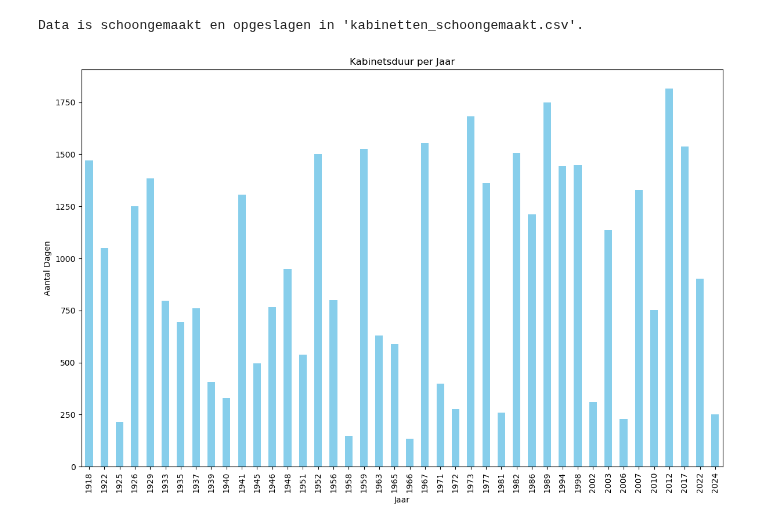
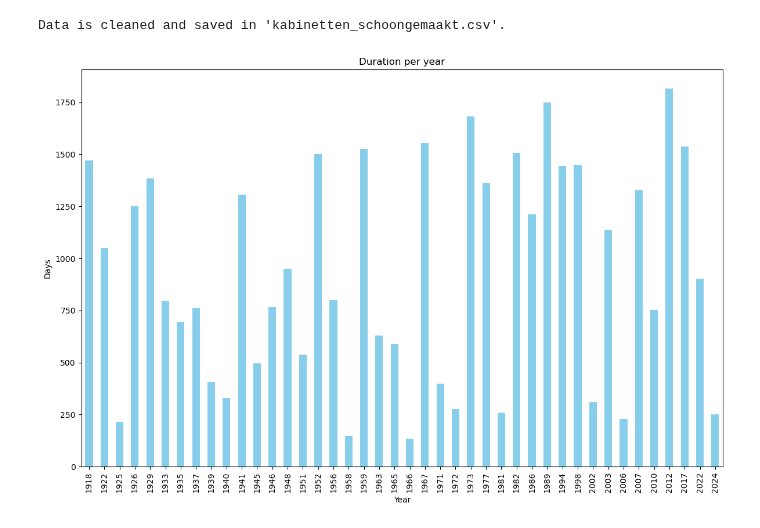
Before and after one commit to merijnvervoorn/coalitie-voorspeller, a Jupyter notebook: data/cabinets/historical-cabinets.ipynb, the cells around one changed output. Drawn from its saved outputs; the diff is of its cells as text; code cells hidden in the pictures.

```diff
--- a/data/cabinets/historical-cabinets.ipynb
+++ b/data/cabinets/historical-cabinets.ipynb
@@ -2,10 +2,10 @@
 import pandas as pd
 import re
 
-# Data inlezen
+# Load data
 df_kabinetten = pd.read_csv('kabinetten.csv')
 
-# Functie om Nederlandse datums naar een standaard formaat te converteren
+# Dutch dates to a standardised format
 
 def parse_nl_date(date_str):
     try:
@@ -22,40 +22,39 @@ def parse_nl_date(date_str):
     except:
         return pd.NaT
 
-# Converteer datums naar datetime
+# Convert dates to datetime
 df_kabinetten['Aantreden'] = df_kabinetten['Aantreden'].apply(parse_nl_date)
 df_kabinetten['Verkiezing'] = df_kabinetten['Verkiezing'].apply(parse_nl_date)
 df_kabinetten['Aftreden'] = df_kabinetten['Aftreden'].apply(parse_nl_date)
 
-
-# Filter data vanaf 1918
+# Only from 1918 onwards, as that is when the Dutch constitution was changed
 df_kabinetten = df_kabinetten[df_kabinetten['Aantreden'].dt.year >= 1918]
 
-# Data opschonen
+# Cleaned data
 df_kabinetten.to_csv('kabinetten_schoongemaakt.csv', index=False)
 
-print("Data is schoongemaakt en opgeslagen in 'kabinetten_schoongemaakt.csv'.")
+print("Data is cleaned and saved in 'kabinetten_schoongemaakt.csv'.")
 # %% [output]
-Data is schoongemaakt en opgeslagen in 'kabinetten_schoongemaakt.csv'.
+Data is cleaned and saved in 'kabinetten_schoongemaakt.csv'.
 # %%
 import matplotlib.pyplot as plt
 
-# Data inlezen
+# Load data
 df_kabinetten = pd.read_csv('kabinetten_schoongemaakt.csv')
 
-# Kabinetsduur analyseren
+# analyse cabinet length
 df_kabinets_duur = df_kabinetten.groupby(df_kabinetten['Aantreden'].str[:4].astype(int))['Dagen'].sum()
 
-# Trends in kabinetsduur visualiseren
+# Trends in cabinet length
 plt.figure(figsize=(12, 8))
 df_kabinets_duur.plot(kind='bar', color='skyblue')
-plt.ylabel('Aantal Dagen')
-plt.xlabel('Jaar')
-plt.title('Kabinetsduur per Jaar')
+plt.ylabel('Days')
+plt.xlabel('Year')
+plt.title('Duration per year')
 plt.tight_layout()
 plt.show()
 # %% [output]
-[figure, old version]
+[figure, new version]
 # %%
 import pandas as pd
 import numpy as np
```
Also changed, not shown: parts of 4 cells of this notebook.
